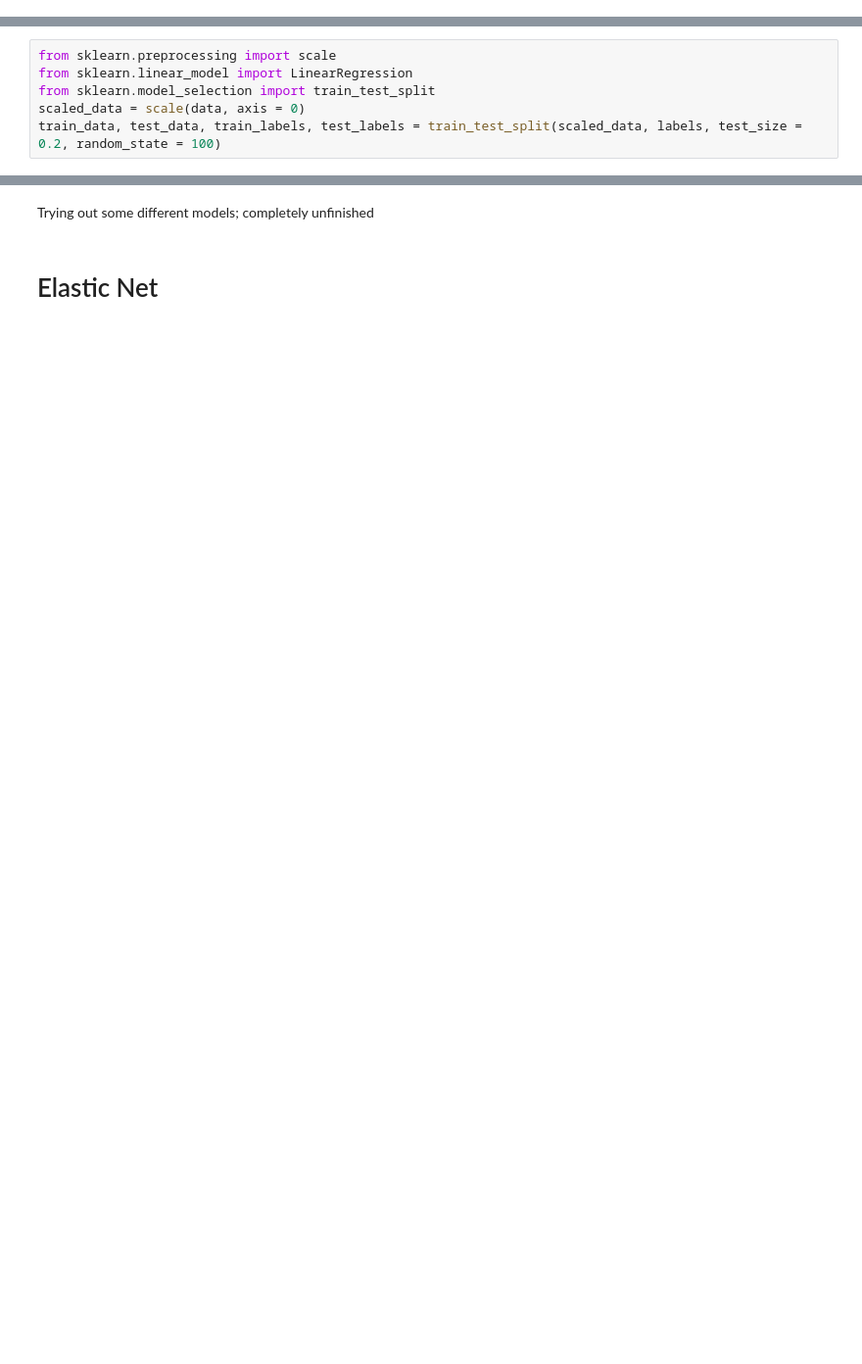
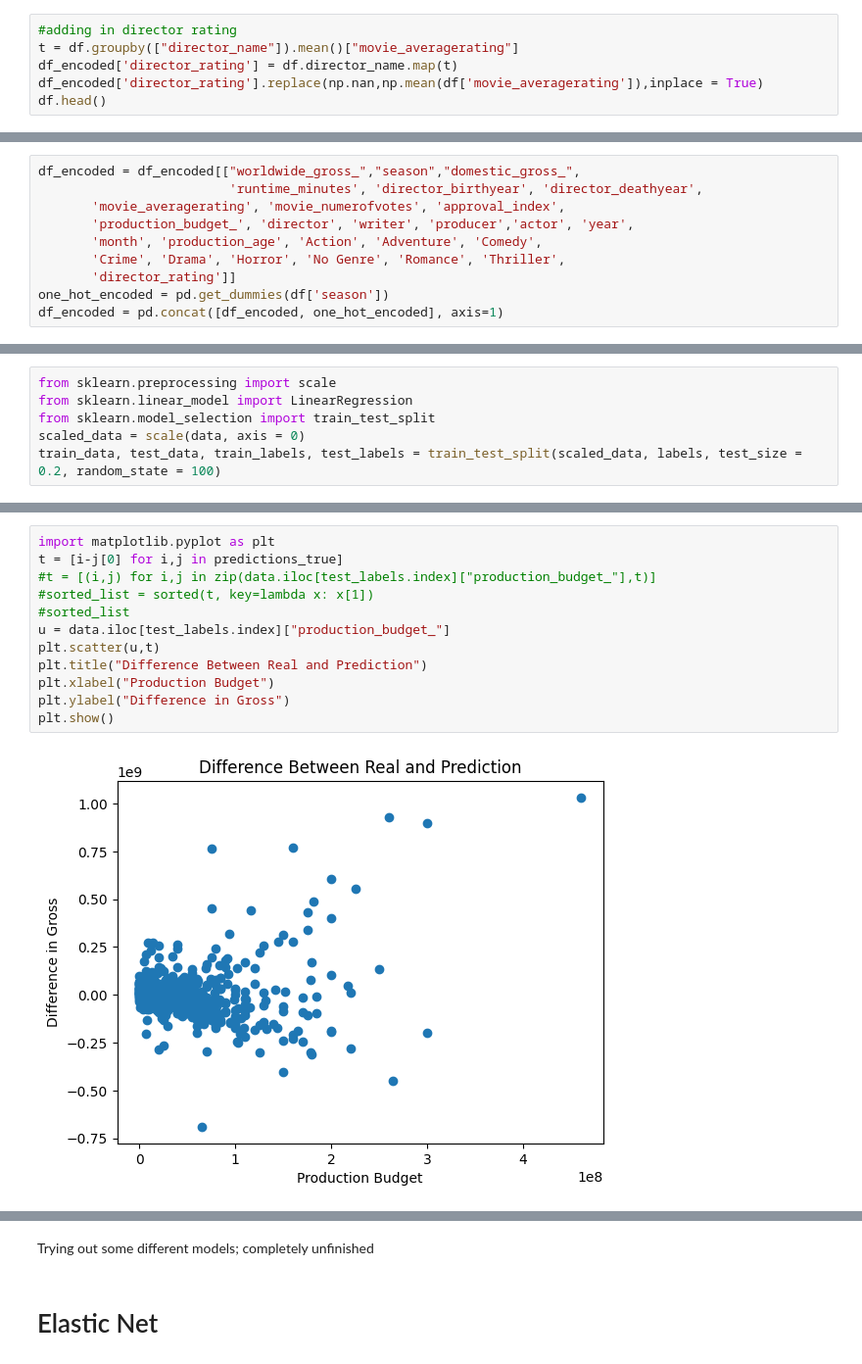
Before and after one commit to chewingbones/movies, a Jupyter notebook: Movies.ipynb, the cells around one changed output, grey strips where cells are left out. Shown: that part at 98% size. Cells and saved outputs as stored; diff of their text form; blank space fills up the shorter version.

```diff
--- a/Movies.ipynb
+++ b/Movies.ipynb
@@ -141,0 +139,6 @@ Name: 0, dtype: object
+# %%
+#adding in director rating
+t = df.groupby(["director_name"]).mean()["movie_averagerating"]
+df_encoded['director_rating'] = df.director_name.map(t)
+df_encoded['director_rating'].replace(np.nan,np.mean(df['movie_averagerating']),inplace = True)
+df.head()
@@ -141,0 +168,10 @@ Name: 0, dtype: object
+# %%
+df_encoded = df_encoded[["worldwide_gross_","season","domestic_gross_",
+                         'runtime_minutes', 'director_birthyear', 'director_deathyear',
+       'movie_averagerating', 'movie_numerofvotes', 'approval_index',
+       'production_budget_', 'director', 'writer', 'producer','actor', 'year',
+       'month', 'production_age', 'Action', 'Adventure', 'Comedy',
+       'Crime', 'Drama', 'Horror', 'No Genre', 'Romance', 'Thriller',
+       'director_rating']]
+one_hot_encoded = pd.get_dummies(df['season'])
+df_encoded = pd.concat([df_encoded, one_hot_encoded], axis=1)
@@ -199,2 +264,16 @@ The standard error is 116173298.6759156
+# %%
+import matplotlib.pyplot as plt
+t = [i-j[0] for i,j in predictions_true]
+#t = [(i,j) for i,j in zip(data.iloc[test_labels.index]["production_budget_"],t)]
+#sorted_list = sorted(t, key=lambda x: x[1])
+#sorted_list
+u = data.iloc[test_labels.index]["production_budget_"]
+plt.scatter(u,t)
+plt.title("Difference Between Real and Prediction")
+plt.xlabel("Production Budget")
+plt.ylabel("Difference in Gross")
+plt.show()
+# %% [output]
+[figure, added]
 # %%
 from sklearn.feature_selection import SelectKBest, f_regression
```
Also changed, not shown: parts of 34 cells of this notebook, 2 other files.
